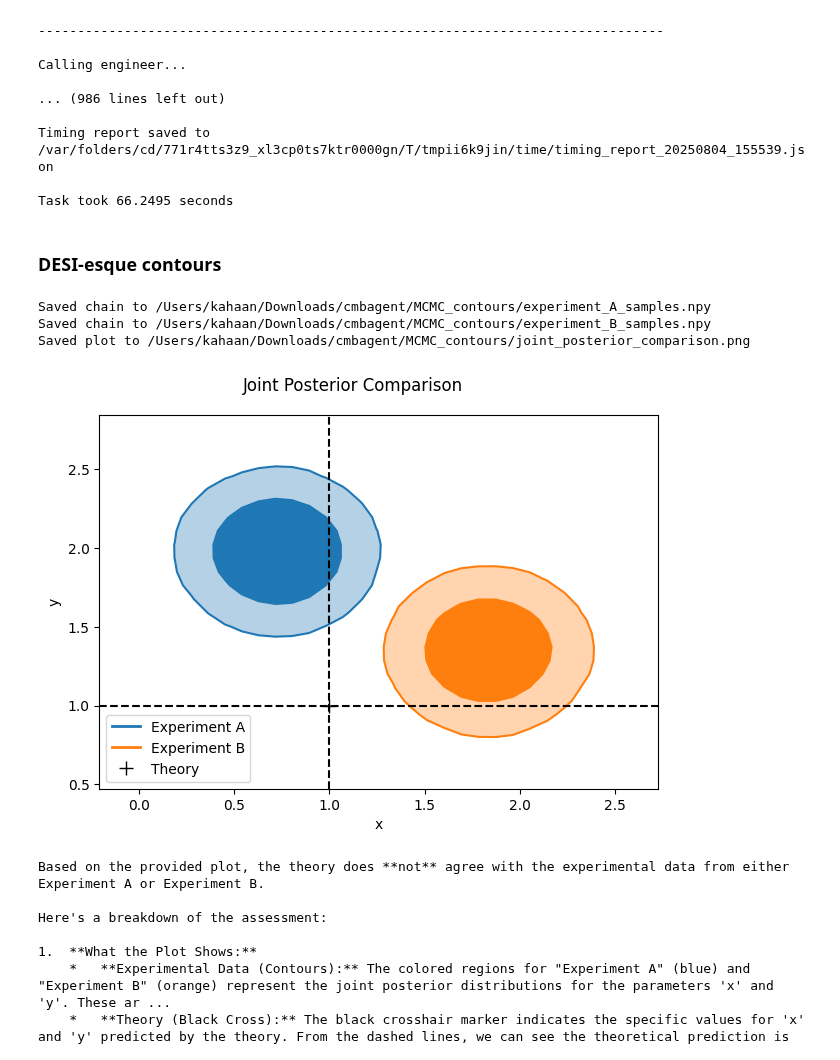
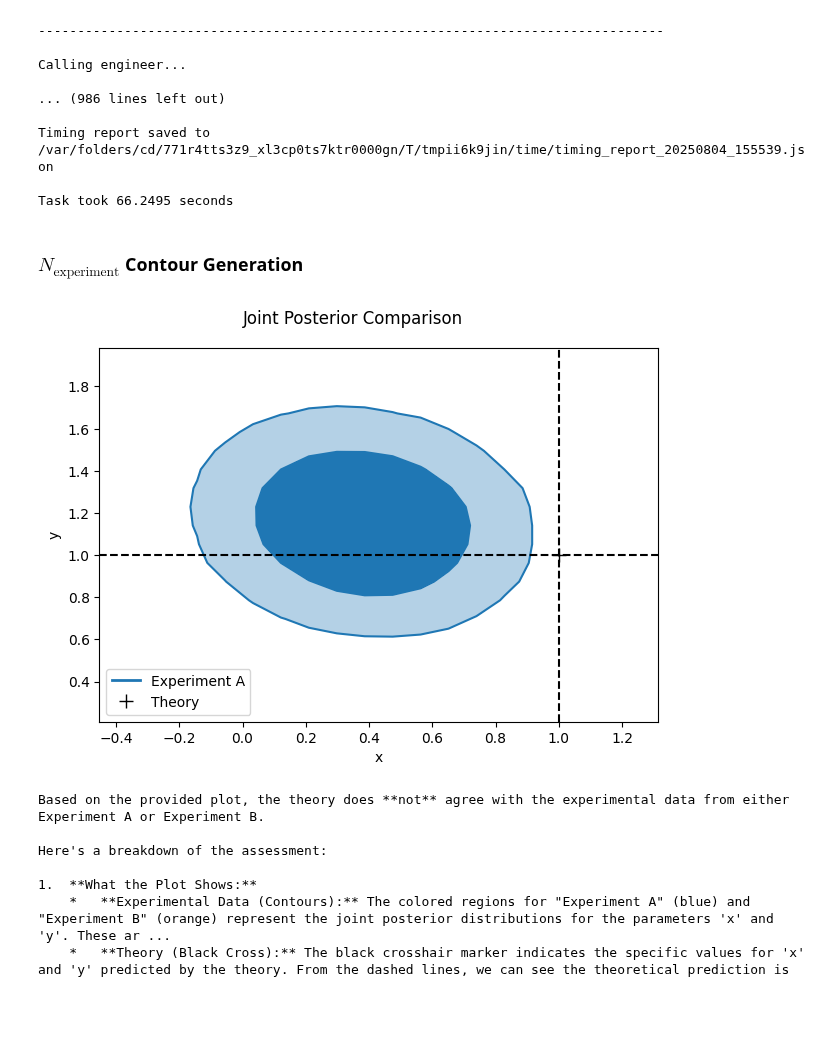
Before and after one commit to CMBAgents/cmbagent, a Jupyter notebook: docs/notebooks/wip/cmbagent_beta3_vlm_scientific_discovery.ipynb, the cells around one changed output. Drawn from its saved outputs; the diff is of its cells as text; code cells hidden in the pictures; blank space fills up the shorter version.

Commit message:
add 5 sigma perturbation, rerun mcmc to break theory prediction

```diff
--- a/docs/notebooks/wip/cmbagent_beta3_vlm_scientific_discovery.ipynb
+++ b/docs/notebooks/wip/cmbagent_beta3_vlm_scientific_discovery.ipynb
@@ -965,7 +965,7 @@ Timing report saved to /var/folders/cd/771r4tts3z9_xl3cp0ts7ktr0000gn/T/tmpii6k9
 
 Task took 66.2495 seconds
 # %% [markdown]
-### DESI-esque contours
+### $N_{\text{experiment}}$ Contour Generation
 # %%
 import os
 import numpy as np
@@ -1002,6 +1002,8 @@ def simulate_experiments(n_experiments=1, sigma=0.2):
     labels = list("ABCDEFGHIJKLMNOPQRSTUVWXYZ")
     theory = np.array([1.0, 1.0])
     cov = np.eye(2) * sigma**2
+    cov[0,1] = np.random.uniform(-1, 1) * sigma**2
+    cov[1,0] = np.random.uniform(-1, 1) * sigma**2
     cov_inv = np.linalg.inv(cov)
     exp_data = {}
     for i in range(n_experiments):
@@ -1045,42 +1047,39 @@ def plot_joint(exp_data, theory):
             color=color,
             ax=ax
         )
         handles.append(Line2D([], [], color=color, lw=2))
         labels.append(f"Experiment {label}")
 
     # Theory crosshair
     ax.axvline(theory[0], ls='--', color='k')
     ax.axhline(theory[1], ls='--', color='k')
     ax.plot(theory[0], theory[1], marker='+', ms=10, color='k')
     handles.append(Line2D([], [], color='k', marker='+', linestyle='None', markersize=10))
     labels.append("Theory")
 
     # Formatting
     ax.set_xlabel('x')
     ax.set_ylabel('y')
     ax.set_xlim(x_min, x_max)
     ax.set_ylim(y_min, y_max)
     ax.legend(handles, labels, loc='lower left')
     fig.suptitle('Joint Posterior Comparison')
     fig.tight_layout()
 
     # Save figure
-    fig_file = os.path.join(OUTPUT_DIR, 'joint_posterior_comparison.png')
-    fig.savefig(fig_file)
-    print(f"Saved plot to {fig_file}")
+    # fig_file = os.path.join(OUTPUT_DIR, 'joint_posterior_comparison.png')
+    # fig.savefig(fig_file)
+    # print(f"Saved plot to {fig_file}")
     return fig
 
 
-n_experiments = 2
+n_experiments = 1
 theory, exp_data = simulate_experiments(n_experiments=n_experiments)
-save_chains(exp_data)
+# save_chains(exp_data)
 fig = plot_joint(exp_data, theory)
 plt.show()
 # %% [output]
-Saved chain to /Users/kahaan/Downloads/cmbagent/MCMC_contours/experiment_A_samples.npy
-Saved chain to /Users/kahaan/Downloads/cmbagent/MCMC_contours/experiment_B_samples.npy
-Saved plot to /Users/kahaan/Downloads/cmbagent/MCMC_contours/joint_posterior_comparison.png
-[figure, old version]
+[figure, new version]
 # %%
 import base64
 import json
```
Also changed, not shown: parts of 7 cells of this notebook.
